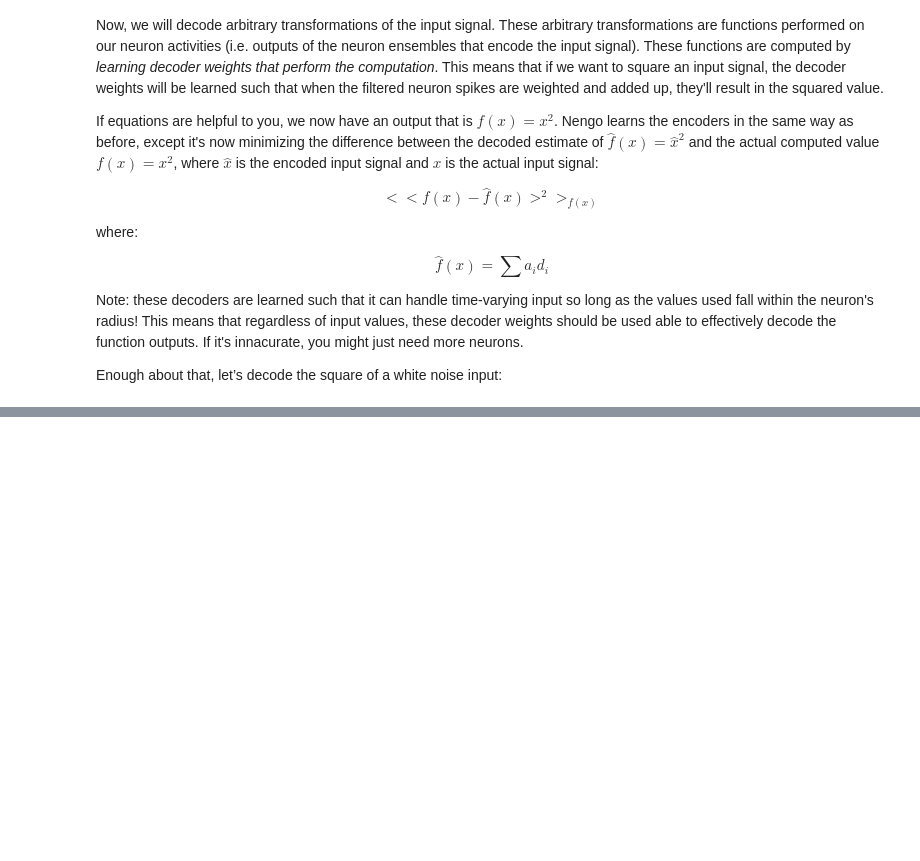
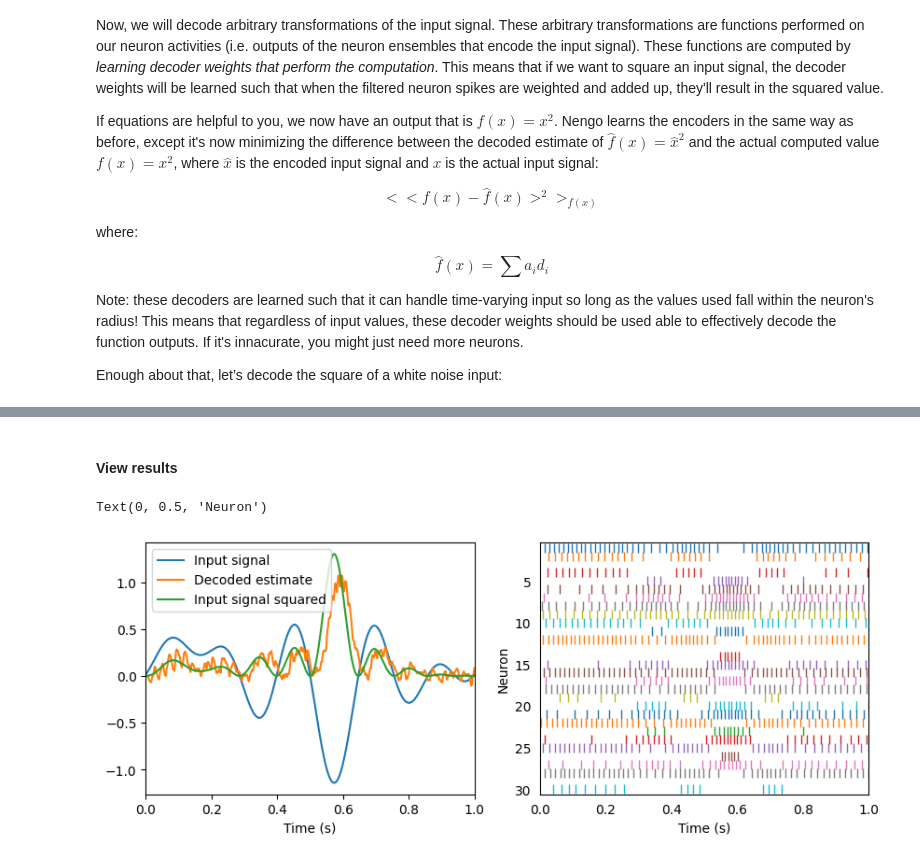
Before and after one commit to AlSco36/neuron_basics, a Jupyter notebook: neuron_transformations.ipynb, the cells around one changed output, grey strips where cells are left out. Drawn from its saved outputs; the diff is of its cells as text; code cells hidden in the pictures; blank space fills up the shorter version.

```diff
--- a/neuron_transformations.ipynb
+++ b/neuron_transformations.ipynb
@@ -301,3 +303,16 @@ $$\hat{f}(x) = \sum{a_i d_i}$$
 Note: these decoders are learned such that it can handle time-varying input so long as the values used fall within the neuron's radius! This means that regardless of input values, these decoder weights should be used able to effectively decode the function outputs. If it's innacurate, you might just need more neurons.
 
 Enough about that, let’s decode the square of a white noise input:
+# %%
+# Create the model object
+model = nengo.Network(label="Squaring")
+with model:
+    input = nengo.Node(WhiteSignal(1, high=5), size_out=1)
+    A = nengo.Ensemble(30, dimensions=1, max_rates=Uniform(80, 100))
+
+    # connect the input to the neuron ensemble
+    nengo.Connection(input, A)
+
+    # probe input node and neuron ensemble
+    input_probe = nengo.Probe(input)
+    A_spikes = nengo.Probe(A.neurons)
@@ -303,0 +330,10 @@ Enough about that, let’s decode the square of a white noise input:
+# %%
+with model:
+    # add an output node
+    Asquare = nengo.Node(size_in=1)
+
+    # connect the neuron ensemble to the output node with a function
+    nengo.Connection(A, Asquare, function=square)
+
+    # probe the output to assess results
+    Asquare_probe = nengo.Probe(Asquare, synapse=0.01)
@@ -303,0 +342,3 @@ Enough about that, let’s decode the square of a white noise input:
+# %%
+with nengo.Simulator(model) as sim:
+    sim.run(1)
@@ -303,0 +348,21 @@ Enough about that, let’s decode the square of a white noise input:
+# %% [markdown]
+#### View results
+# %%
+
+plt.figure(figsize=(10, 3.5))
+plt.subplot(1, 2, 1)
+plt.plot(sim.trange(), sim.data[input_probe], label="Input signal")
+plt.plot(sim.trange(), sim.data[Asquare_probe], label="Decoded estimate")
+plt.plot(sim.trange(), np.square(sim.data[input_probe]), label="Input signal squared")
+plt.legend(loc="best", fontsize="medium")
+plt.xlabel("Time (s)")
+plt.xlim(0, 1)
+
+ax = plt.subplot(1, 2, 2)
+rasterplot(sim.trange(), sim.data[A_spikes])
+plt.xlim(0, 1)
+plt.xlabel("Time (s)")
+plt.ylabel("Neuron")
+# %% [output]
+Text(0, 0.5, 'Neuron')
+[figure, added]
```
Also changed, not shown: parts of 16 cells of this notebook.
